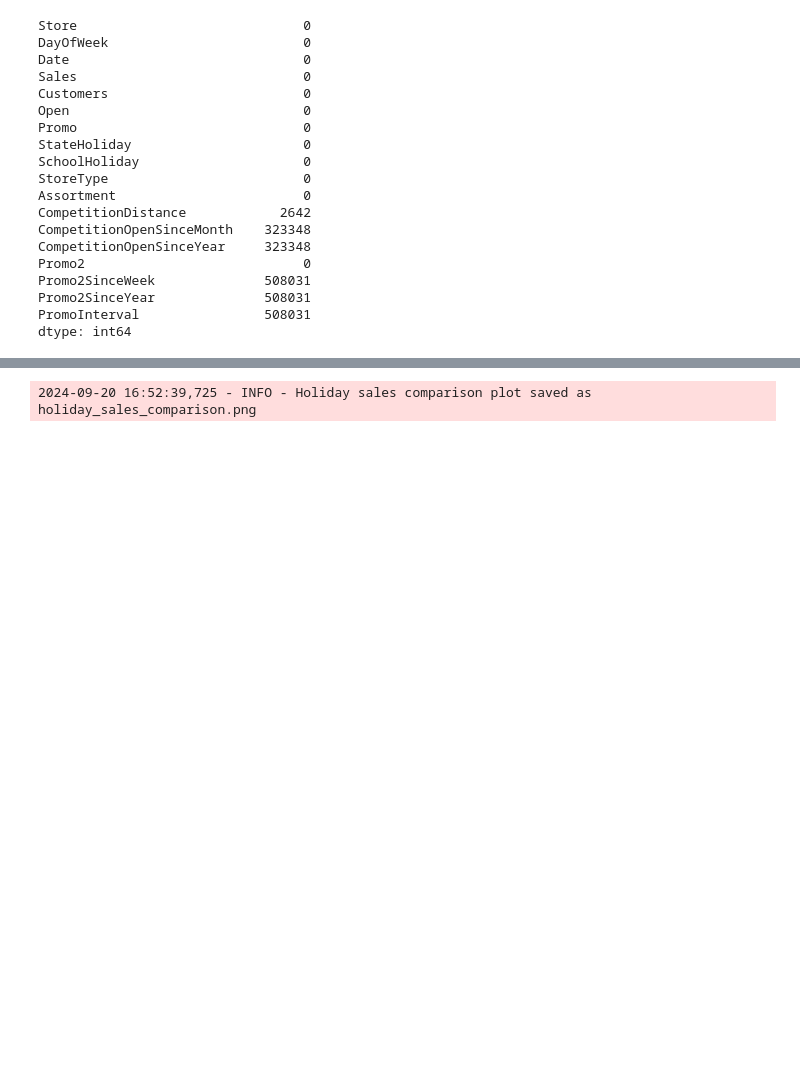
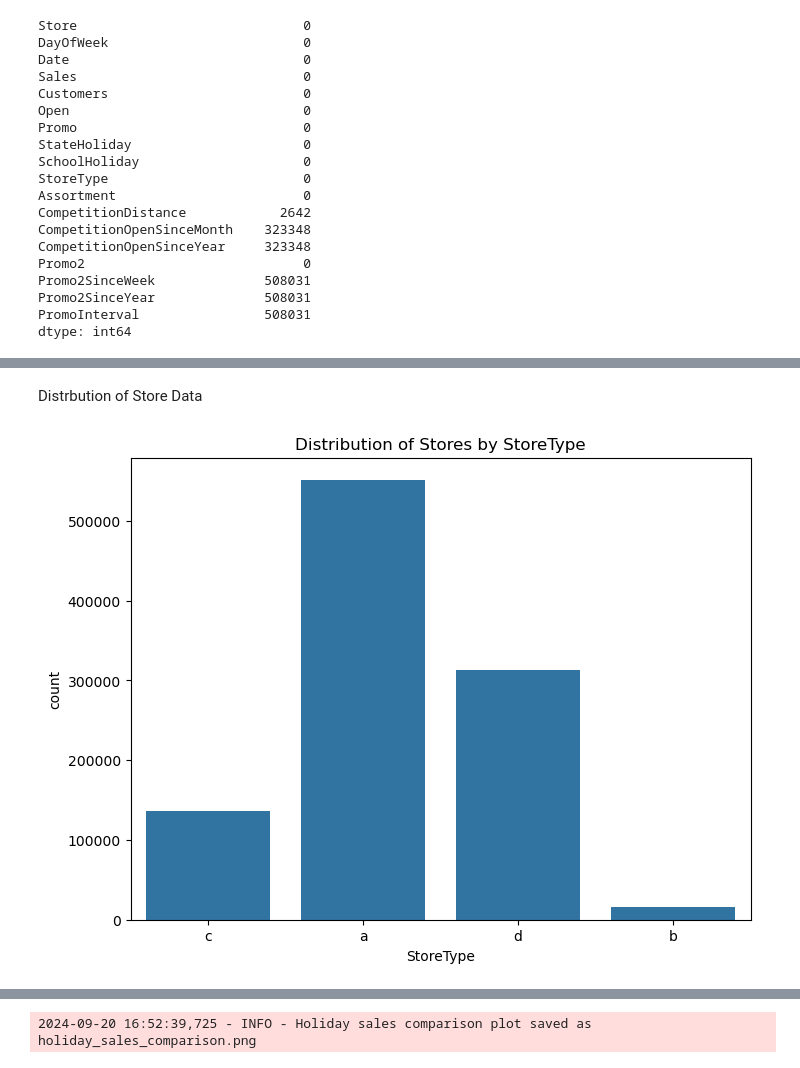
Before and after one commit to Getachew0557/KAIM2W4-rossmann-sales-forecast, a Jupyter notebook: notebook/eda_notebook.ipynb, the cells around one changed output, grey strips where cells are left out. Cells and saved outputs as stored; diff of their text form; code cells hidden in the pictures; blank space fills up the shorter version.

```diff
--- a/notebook/eda_notebook.ipynb
+++ b/notebook/eda_notebook.ipynb
@@ -199,0 +328,10 @@ plot_sales_distribution(train_data, test_data)
+# %% [markdown]
+Distrbution of Store Data
+# %%
+# Distribution of the stores based on StoreType
+plt.figure(figsize=(8, 6))
+sns.countplot(x='StoreType', data=merged_data)
+plt.title("Distribution of Stores by StoreType")
+plt.show()
+# %% [output]
+[figure, added]
```
Also changed, not shown: parts of 45 cells of this notebook, 1 other file.
